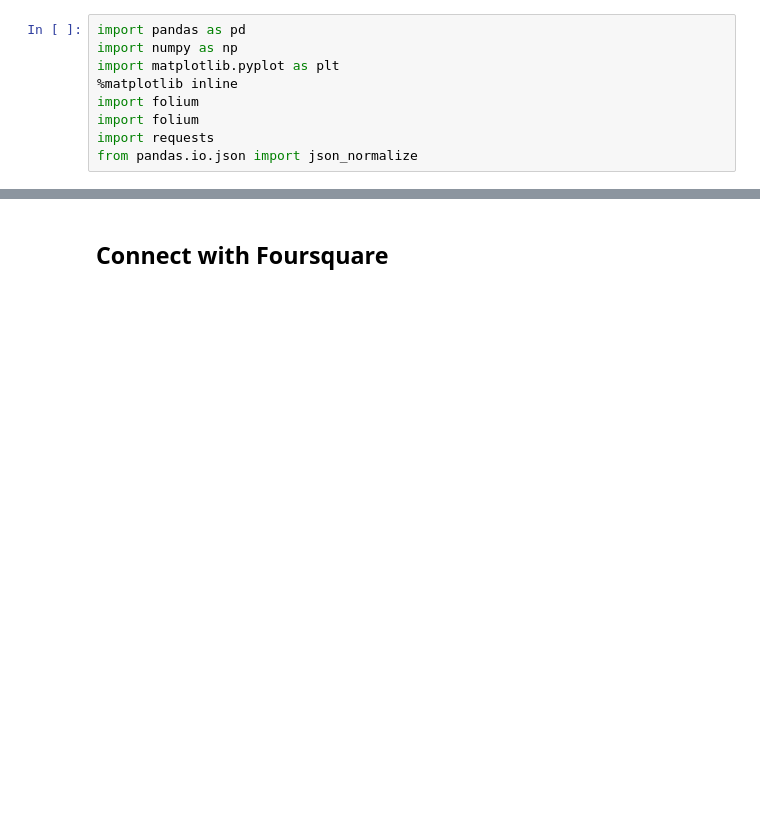
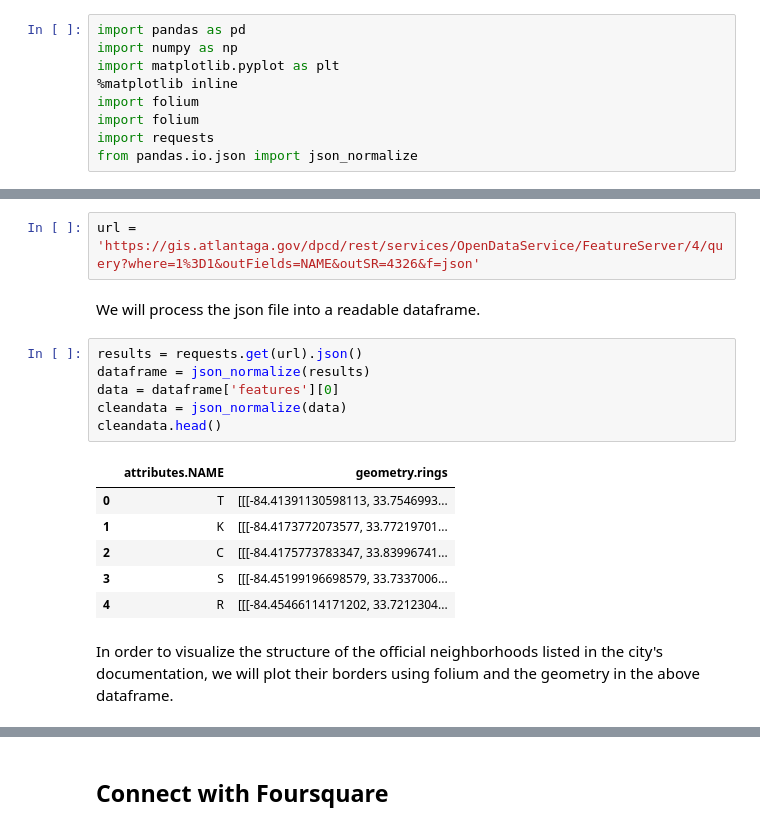
Before and after one commit to kmfullerton/Coursera_Capstone, a Jupyter notebook: Atlanta Restaurant Exploration.ipynb, the cells around one changed output, grey strips where cells are left out. Drawn from its saved outputs; the diff is of its cells as text; blank space fills up the shorter version.

```diff
--- a/Atlanta Restaurant Exploration.ipynb
+++ b/Atlanta Restaurant Exploration.ipynb
@@ -48,0 +51,19 @@ from pandas.io.json import json_normalize
+# %%
+url = 'https://gis.atlantaga.gov/dpcd/rest/services/OpenDataService/FeatureServer/4/query?where=1%3D1&outFields=NAME&outSR=4326&f=json'
+# %% [markdown]
+We will process the json file into a readable dataframe.
+# %%
+results = requests.get(url).json()
+dataframe = json_normalize(results)
+data = dataframe['features'][0]
+cleandata = json_normalize(data)
+cleandata.head()
+# %% [output]
+|  | attributes.NAME | geometry.rings |
+| 0 | T | [[[-84.41391130598113, 33.7546993... |
+| 1 | K | [[[-84.4173772073577, 33.77219701... |
+| 2 | C | [[[-84.4175773783347, 33.83996741... |
+| 3 | S | [[[-84.45199196698579, 33.7337006... |
+| 4 | R | [[[-84.45466114171202, 33.7212304... |
+# %% [markdown]
+In order to visualize the structure of the official neighborhoods listed in the city's documentation, we will plot their borders using folium and the geometry in the above dataframe.
```
Also changed, not shown: parts of 9 cells of this notebook, 11 other files.
